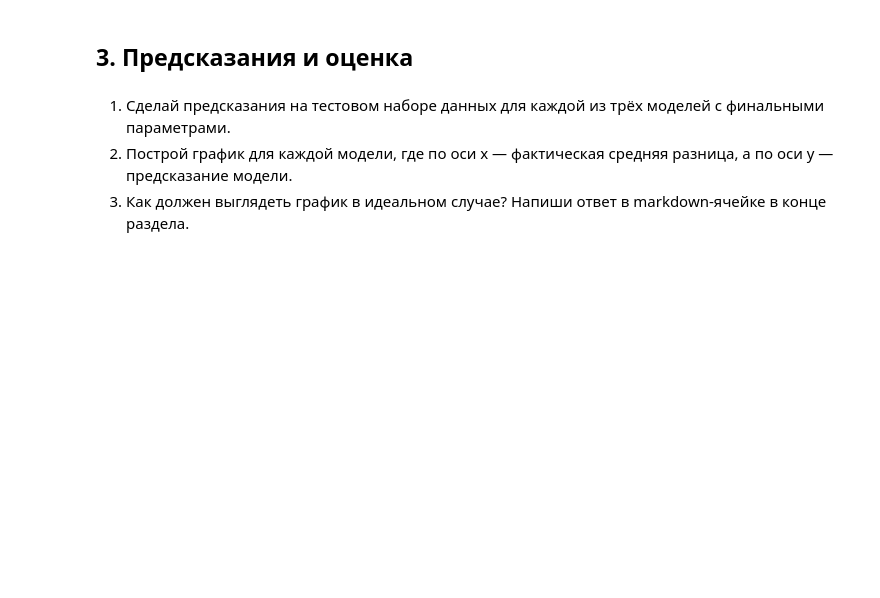
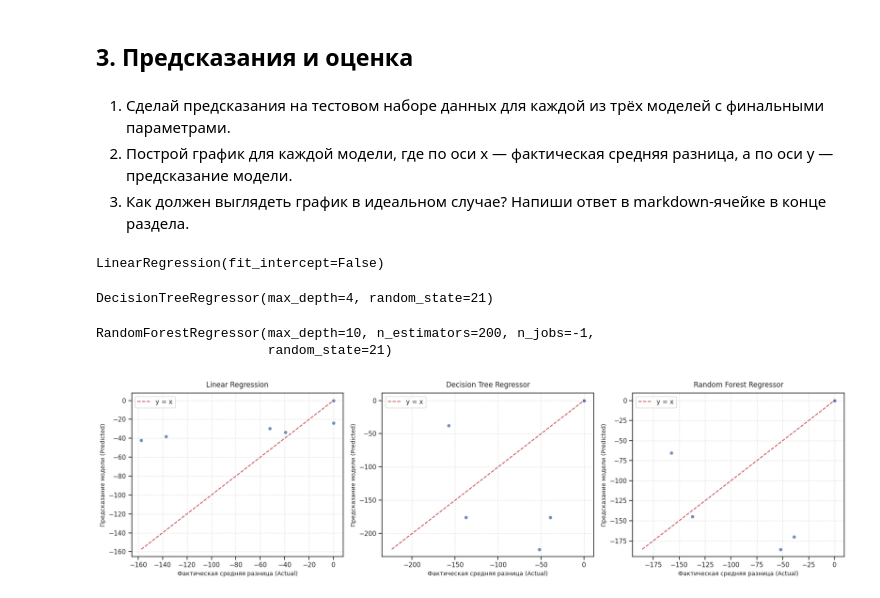
Before and after one commit to RunForJoy/ml-fundamentals-classification-regression-clustering, a Jupyter notebook: src/ex04/04_regression_RU.ipynb, the cells around one changed output. Cells and saved outputs as stored; diff of their text form; code cells hidden in the pictures; blank space fills up the shorter version.

```diff
--- a/src/ex04/04_regression_RU.ipynb
+++ b/src/ex04/04_regression_RU.ipynb
@@ -230,3 +233,57 @@ model: {'estimators': 200, 'max_depth': 15, 'train_rmse': np.float64(45.38257040
 1. Сделай предсказания на тестовом наборе данных для каждой из трёх моделей с финальными параметрами.
 2. Построй график для каждой модели, где по оси x — фактическая средняя разница, а по оси y — предсказание модели.
 3. Как должен выглядеть график в идеальном случае? Напиши ответ в markdown-ячейке в конце раздела.
+# %%
+final_lr = LinearRegression(fit_intercept=False)
+final_dt = DecisionTreeRegressor(max_depth=4, random_state=21)
+final_rf = RandomForestRegressor(
+    n_estimators=200, max_depth=10, random_state=21, n_jobs=-1
+)
+# %%
+final_lr.fit(X_train, y_train)
+# %% [output]
+LinearRegression(fit_intercept=False)
+# %%
+final_dt.fit(X_train, y_train)
+# %% [output]
+DecisionTreeRegressor(max_depth=4, random_state=21)
+# %%
+final_rf.fit(X_train, y_train)
+# %% [output]
+RandomForestRegressor(max_depth=10, n_estimators=200, n_jobs=-1,
+                      random_state=21)
+# %%
+regression_models = [
+    ("Linear Regression", final_lr),
+    ("Decision Tree Regressor", final_dt),
+    ("Random Forest Regressor", final_rf),
+]
+
+fig, axes = plt.subplots(1, 3, figsize=(18, 5))
+
+for ax, (name, model) in zip(axes, regression_models):
+    y_pred_test = model.predict(X_test)
+
+    sns.scatterplot(x=y_test, y=y_pred_test, alpha=0.8, ax=ax)
+
+    min_val = min(y_test.min(), y_pred_test.min())
+    max_val = max(y_test.max(), y_pred_test.max())
+
+    ax.plot(
+        [min_val, max_val],
+        [min_val, max_val],
+        color="r",
+        linestyle="--",
+        label="y = x",
+    )
+
+    ax.set_title(name, fontsize=12, pad=10)
+    ax.set_xlabel("Фактическая средняя разница (Actual)", fontsize=10)
+    ax.set_ylabel("Предсказание модели (Predicted)", fontsize=10)
+    ax.grid(True, axis="both", linestyle="--", alpha=0.5)
+    ax.legend(loc="upper left")
+
+plt.tight_layout()
+plt.show()
+# %% [output]
+[figure, added]
```
Also changed, not shown: parts of 5 cells of this notebook.
